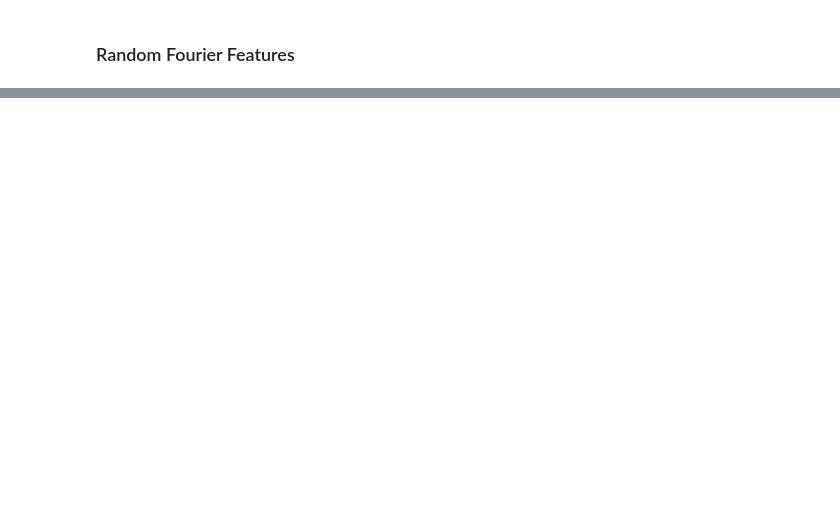
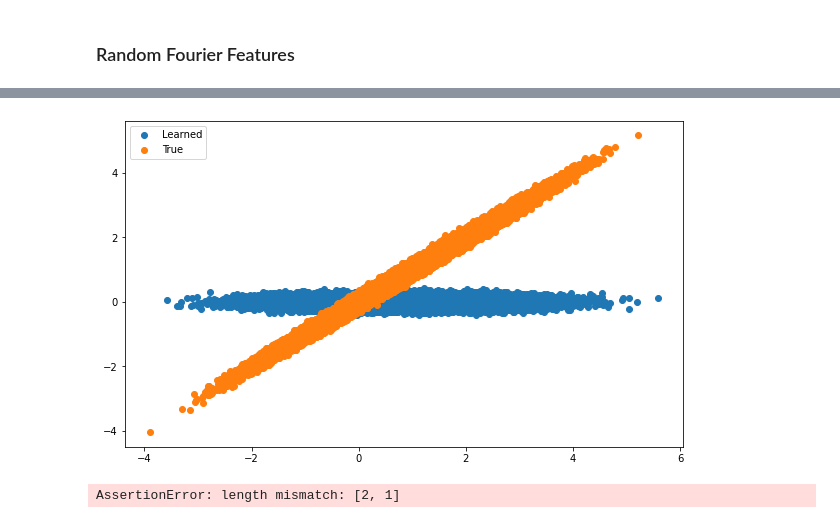
Before and after one commit to Archibald-Lafraik/pipps, a Jupyter notebook: double_pendulum/pendulum.ipynb, the cells around one changed output, grey strips where cells are left out. Saved outputs shown, nothing was run; the diff lists cells and outputs as text; code cells hidden in the pictures; blank space fills up the shorter version.

```diff
--- a/double_pendulum/pendulum.ipynb
+++ b/double_pendulum/pendulum.ipynb
@@ -182,0 +163,60 @@ NameError: name 'post_mean' is not defined
+# %%
+key=RAND_KEY
+subkey = jrandom.split(key, num=3)
+epsilons = jrandom.normal(key=subkey[0], shape=(num_steps, N, 2))
+omegas = jrandom.normal(key=subkey[1], shape=(num_steps, num_features, N, 2))
+phis = jrandom.uniform(key=subkey[2], minval=0, maxval=2 * jnp.pi, shape=(num_steps, num_features, N, 1))
+
+states = get_zs(learned_params[0], num_features, lengthscale, coef, trans_noise, start_state, V0, omegas, phis, epsilons)
+
+
+plt.figure(figsize=(10, 6))
+plt.scatter(states[:-1, :, 0], states[1:, :, 0], label="Learned")
+plt.scatter(true_zs[:-1, :, 0], true_zs[1:, :, 0], label="True")
+plt.legend()
+plt.show()
+# %% [output]
+[figure, added]
+# %%
+weights = jnp.stack([
+    jnp.full((num_features, 4), x, dtype=jnp.float32)
+    for x in range(-5, 5)
+])
+N = 1000000
+key = RAND_KEY
+_, xs, _ = get_rk_state_sequence(delta_t, start_state, V0, trans_noise, obs_noise, num_steps, N)
+for theta in weights:
+    key, subkey = jrandom.split(key)
+
+    epsilons = jrandom.normal(key=subkey, shape=(num_steps, N, 4))
+    omegas = jrandom.normal(key=subkey, shape=(num_steps, num_features, N, xs.shape[-1]))
+    phis = jrandom.uniform(key=subkey, minval=0, maxval=2 * jnp.pi, shape=(num_steps, num_features, N, 1))
+
+    zs = get_zs(
+        theta=theta,
+        num_features=num_features,
+        lengthscale=lengthscale,
+        coef=coef,
+        trans_noise=trans_noise,
+        start_state=start_state, V0=V0,
+        omegas=omegas, phis=phis,
+        epsilons=epsilons,
+    )
+
+    lr_grads = lr_gradients(
+        theta, xs, num_features, lengthscale, coef, trans_noise,
+        obs_noise, start_state, V0, omegas, phis, zs, epsilons
+    )
+    rp_grads = rp_gradients(
+        theta, xs, num_features, lengthscale, coef, trans_noise,
+        obs_noise, start_state, V0, omegas, phis, epsilons
+    )
+
+    fig = plt.figure(figsize=(10, 6))
+    ax = fig.subplots(1, 2)
+    ax[0].plot(lr_grads[:, 0], label="LR")
+    ax[1].plot(rp_grads[:, 0], label="RP", color='Orange')
+    plt.legend()
+    plt.show()
+# %% [output]
+AssertionError: length mismatch: [2, 1]
```
Also changed, not shown: parts of 12 cells of this notebook, 9 other files.
